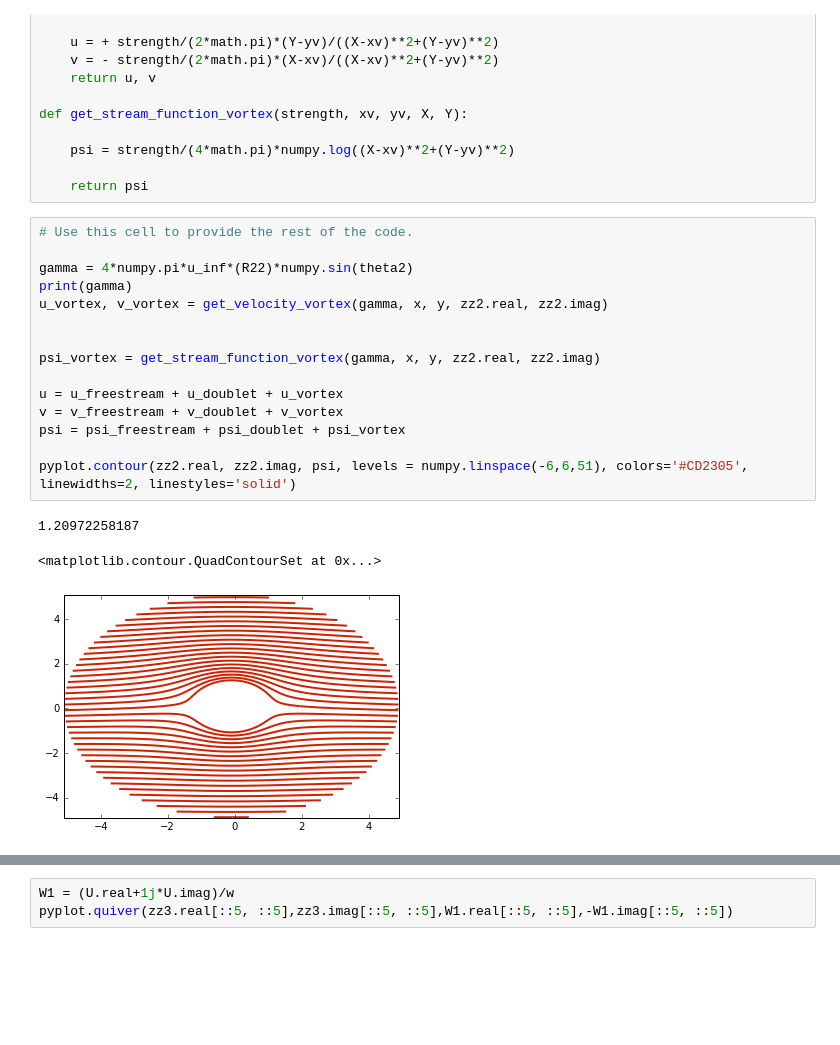
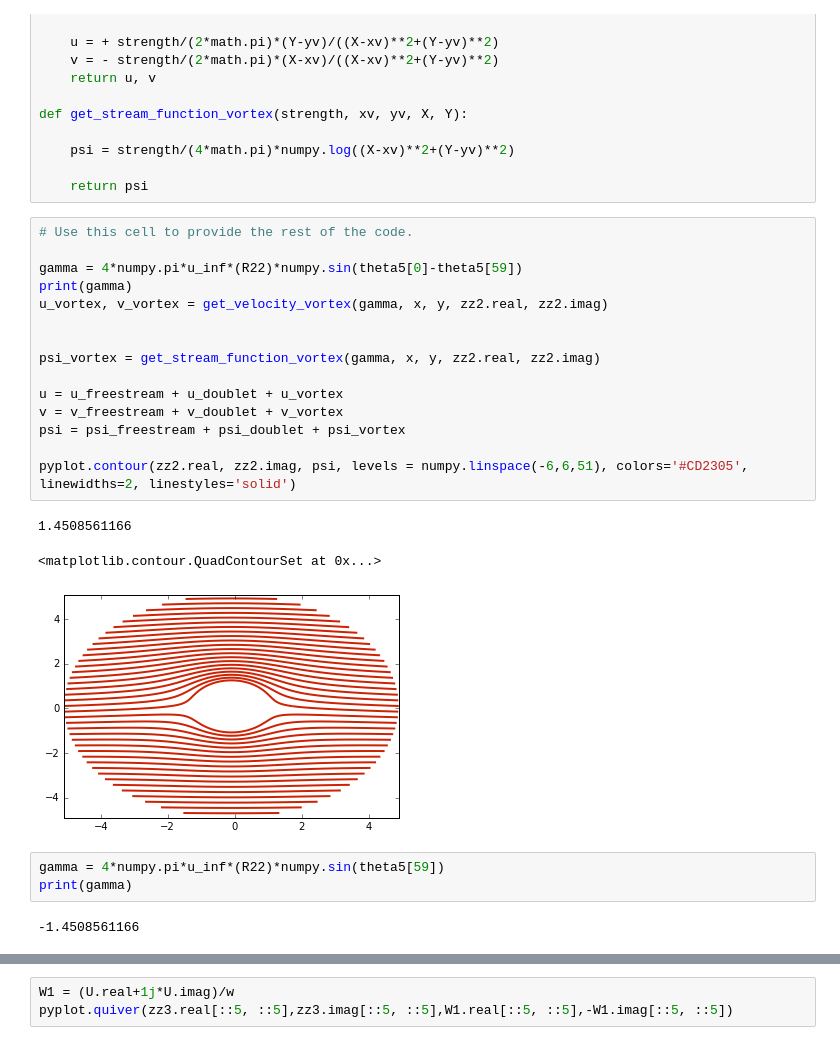
Before and after one commit to wuxuetianzi/mae6226-workspace, a Jupyter notebook: midterm/midterm.ipynb, the cells around one changed output, grey strips where cells are left out. Saved outputs shown, nothing was run; the diff lists cells and outputs as text; blank space fills up the shorter version.

```diff
--- a/midterm/midterm.ipynb
+++ b/midterm/midterm.ipynb
@@ -398,22 +403,27 @@ def get_stream_function_vortex(strength, xv, yv, X, Y):
 # %%
 # Use this cell to provide the rest of the code.
 
-gamma = 4*numpy.pi*u_inf*(R22)*numpy.sin(theta2)
+gamma = 4*numpy.pi*u_inf*(R22)*numpy.sin(theta5[0]-theta5[59])
 print(gamma)
 u_vortex, v_vortex = get_velocity_vortex(gamma, x, y, zz2.real, zz2.imag)
 
 
 psi_vortex = get_stream_function_vortex(gamma, x, y, zz2.real, zz2.imag)
 
 u = u_freestream + u_doublet + u_vortex
 v = v_freestream + v_doublet + v_vortex
 psi = psi_freestream + psi_doublet + psi_vortex
 
 pyplot.contour(zz2.real, zz2.imag, psi, levels = numpy.linspace(-6,6,51), colors='#CD2305', linewidths=2, linestyles='solid')
 # %% [output]
-1.20972258187
+1.4508561166
 <matplotlib.contour.QuadContourSet at 0x...>
-[figure, old version]
+[figure, new version]
+# %%
+gamma = 4*numpy.pi*u_inf*(R22)*numpy.sin(theta5[59])
+print(gamma)
+# %% [output]
+-1.4508561166
 # %%
 pyplot.contour(zz3.real, zz3.imag, psi, levels = numpy.linspace(-6,6,51), colors='#CD2305', linewidths=2, linestyles='solid')
 # %% [output]
```
Also changed, not shown: parts of 15 cells of this notebook.
